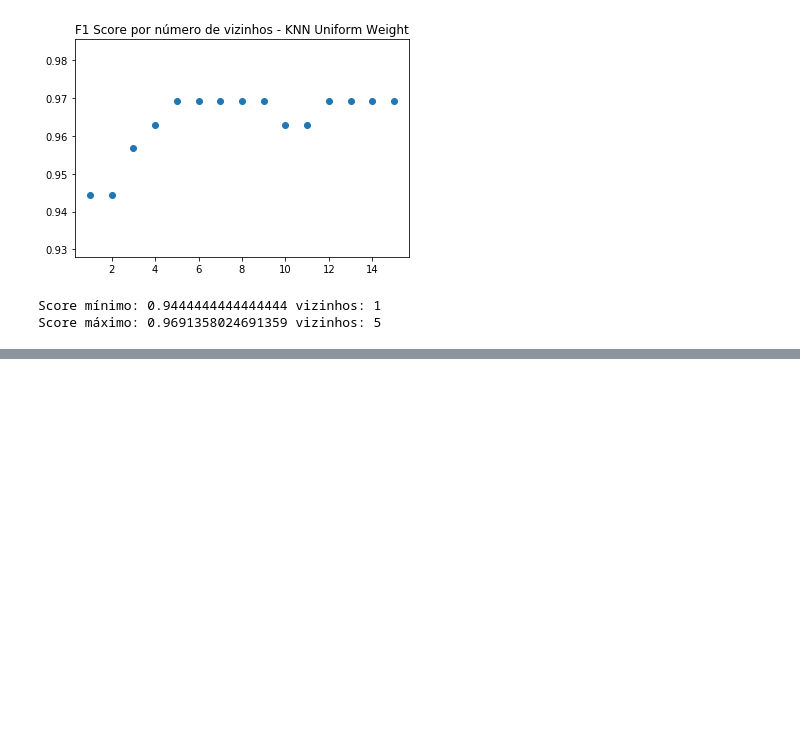
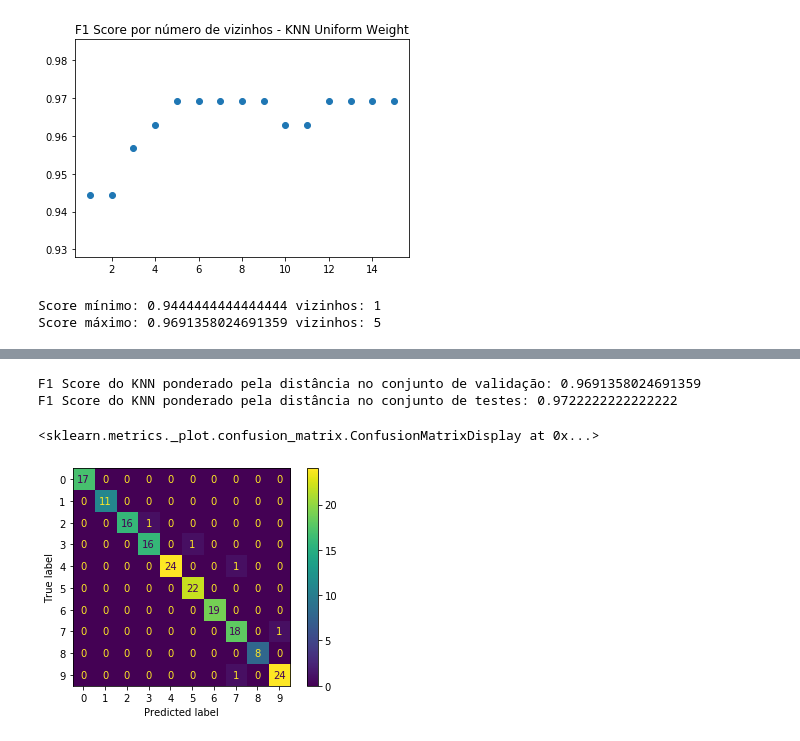
Before and after one commit to natanbcpc/supervised-learning, a Jupyter notebook: Parte 2.ipynb, the cells around one changed output, grey strips where cells are left out. Drawn from its saved outputs; the diff is of its cells as text; code cells hidden in the pictures; blank space fills up the shorter version.

```diff
--- a/Parte 2.ipynb
+++ b/Parte 2.ipynb
@@ -189,6 +192,7 @@ max_value = max(score_knn_distance_weight)
 max_index = score_knn_distance_weight.index(max_value)
 
 best_knn_distance_weight = knn_classifiers_distance_weight[max_index]
+best_knn_distance_weight_score_val = max_value
 
 print("Score mínimo:", min_value, "vizinhos:", min_index + 1)
 print("Score máximo:", max_value, "vizinhos:", max_index + 1)
@@ -198,0 +237,15 @@ Score máximo: 0.9691358024691359 vizinhos: 5
+# %%
+prediction_knn_distance_weight = best_knn_distance_weight.predict(reduced_digits_data_test)
+best_knn_distance_weight_score_test = f1_score(digits_target_test, prediction_knn_distance_weight, average='micro')
+
+print("F1 Score do KNN ponderado pela distância no conjunto de validação:", best_knn_distance_weight_score_val)
+print("F1 Score do KNN ponderado pela distância no conjunto de testes:", best_knn_distance_weight_score_test)
+
+cm = confusion_matrix(digits_target_test, prediction_knn_distance_weight)
+disp = ConfusionMatrixDisplay(confusion_matrix=cm)
+disp.plot()
+# %% [output]
+F1 Score do KNN ponderado pela distância no conjunto de validação: 0.9691358024691359
+F1 Score do KNN ponderado pela distância no conjunto de testes: 0.9722222222222222
+<sklearn.metrics._plot.confusion_matrix.ConfusionMatrixDisplay at 0x...>
+[figure, added]
```
Also changed, not shown: parts of 11 cells of this notebook.
